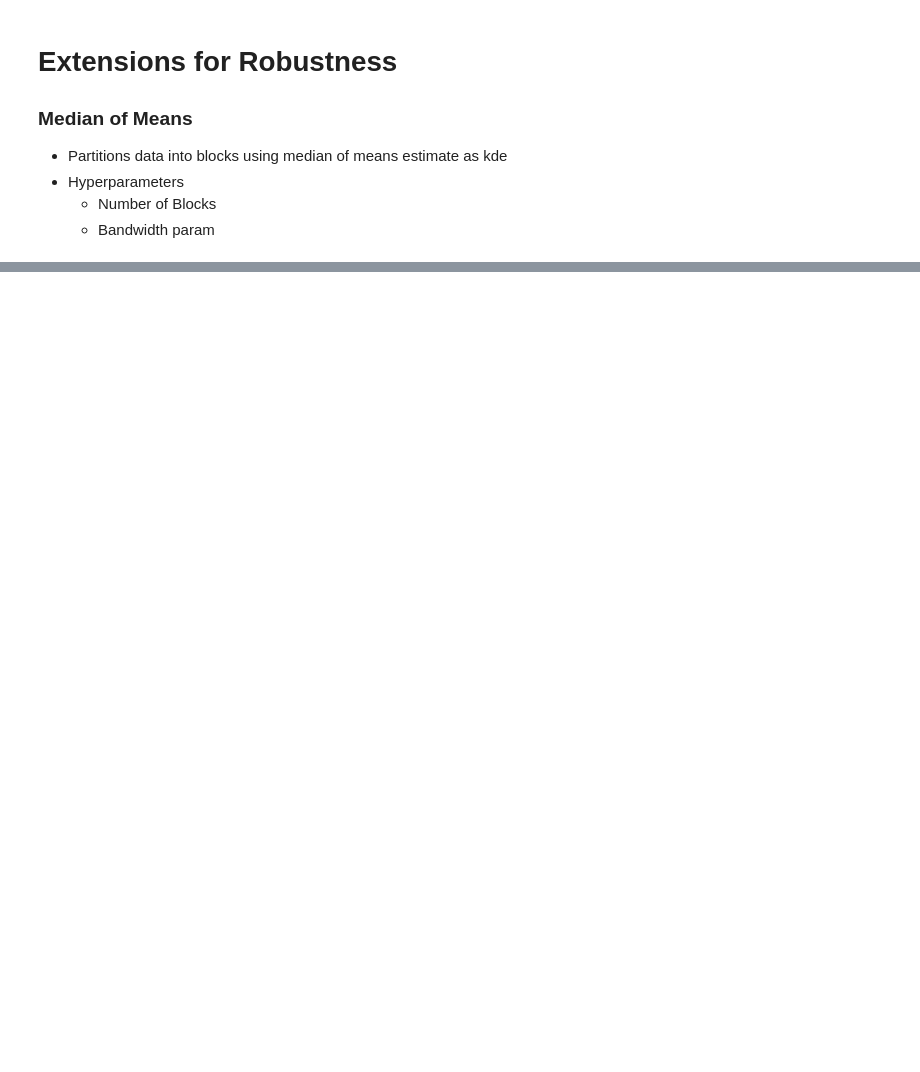
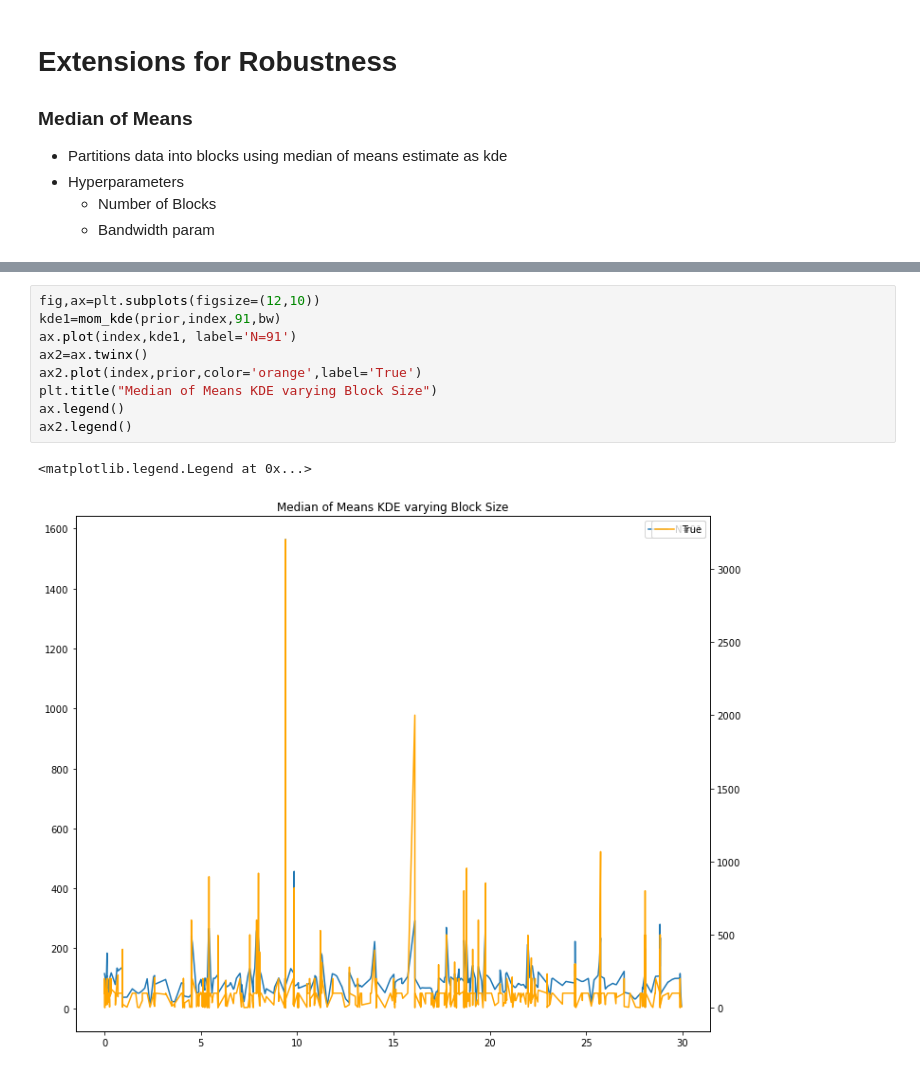
Before and after one commit to jasonbohne123/Adaptive_Signal_Estimation, a Jupyter notebook: Lasso_CPD/Kernel_Smoothing.ipynb, the cells around one changed output, grey strips where cells are left out. Cells and saved outputs as stored; diff of their text form; blank space fills up the shorter version.

```diff
--- a/Lasso_CPD/Kernel_Smoothing.ipynb
+++ b/Lasso_CPD/Kernel_Smoothing.ipynb
@@ -181,0 +210,12 @@ plt.plot(kde)
+# %%
+fig,ax=plt.subplots(figsize=(12,10))
+kde1=mom_kde(prior,index,91,bw)
+ax.plot(index,kde1, label='N=91')
+ax2=ax.twinx()
+ax2.plot(index,prior,color='orange',label='True')
+plt.title("Median of Means KDE varying Block Size")
+ax.legend()
+ax2.legend()
+# %% [output]
+<matplotlib.legend.Legend at 0x...>
+[figure, added]
```
Also changed, not shown: parts of 7 cells of this notebook, 1 other file.
